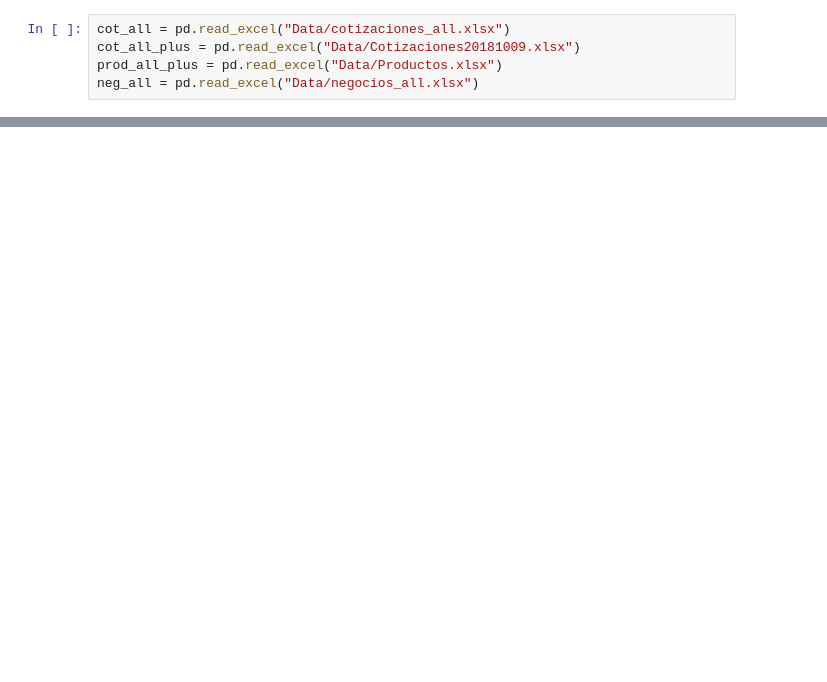
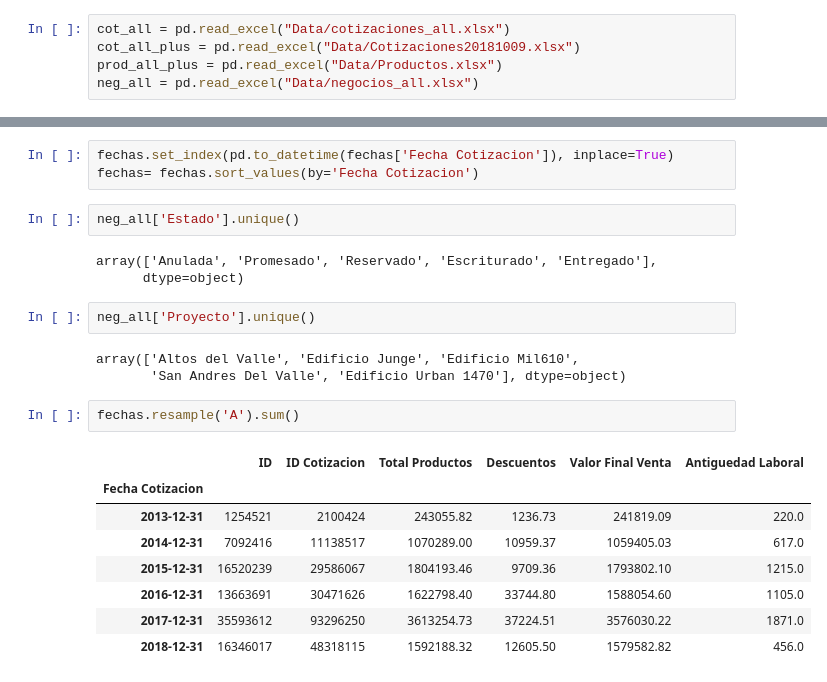
Before and after one commit to jcardenaslie/AitueDataPlotly_web, a Jupyter notebook: Plotly lab.ipynb, the cells around one changed output, grey strips where cells are left out. Drawn from its saved outputs; the diff is of its cells as text; blank space fills up the shorter version.

```diff
--- a/Plotly lab.ipynb
+++ b/Plotly lab.ipynb
@@ -470,0 +151,24 @@ py.iplot(fig, filename='style-bar')
+# %%
+fechas.set_index(pd.to_datetime(fechas['Fecha Cotizacion']), inplace=True)
+fechas= fechas.sort_values(by='Fecha Cotizacion')
+# %%
+neg_all['Estado'].unique()
+# %% [output]
+array(['Anulada', 'Promesado', 'Reservado', 'Escriturado', 'Entregado'],
+      dtype=object)
+# %%
+neg_all['Proyecto'].unique()
+# %% [output]
+array(['Altos del Valle', 'Edificio Junge', 'Edificio Mil610',
+       'San Andres Del Valle', 'Edificio Urban 1470'], dtype=object)
+# %%
+fechas.resample('A').sum()
+# %% [output]
+|  | ID | ID Cotizacion | Total Productos | Descuentos | Valor Final Venta | Antiguedad Laboral |
+| Fecha Cotizacion |  |  |  |  |  |  |
+| 2013-12-31 | 1254521 | 2100424 | 243055.82 | 1236.73 | 241819.09 | 220.0 |
+| 2014-12-31 | 7092416 | 11138517 | 1070289.00 | 10959.37 | 1059405.03 | 617.0 |
+| 2015-12-31 | 16520239 | 29586067 | 1804193.46 | 9709.36 | 1793802.10 | 1215.0 |
+| 2016-12-31 | 13663691 | 30471626 | 1622798.40 | 33744.80 | 1588054.60 | 1105.0 |
+| 2017-12-31 | 35593612 | 93296250 | 3613254.73 | 37224.51 | 3576030.22 | 1871.0 |
+| 2018-12-31 | 16346017 | 48318115 | 1592188.32 | 12605.50 | 1579582.82 | 456.0 |
```
Also changed, not shown: parts of 43 cells of this notebook, 7 other files.
